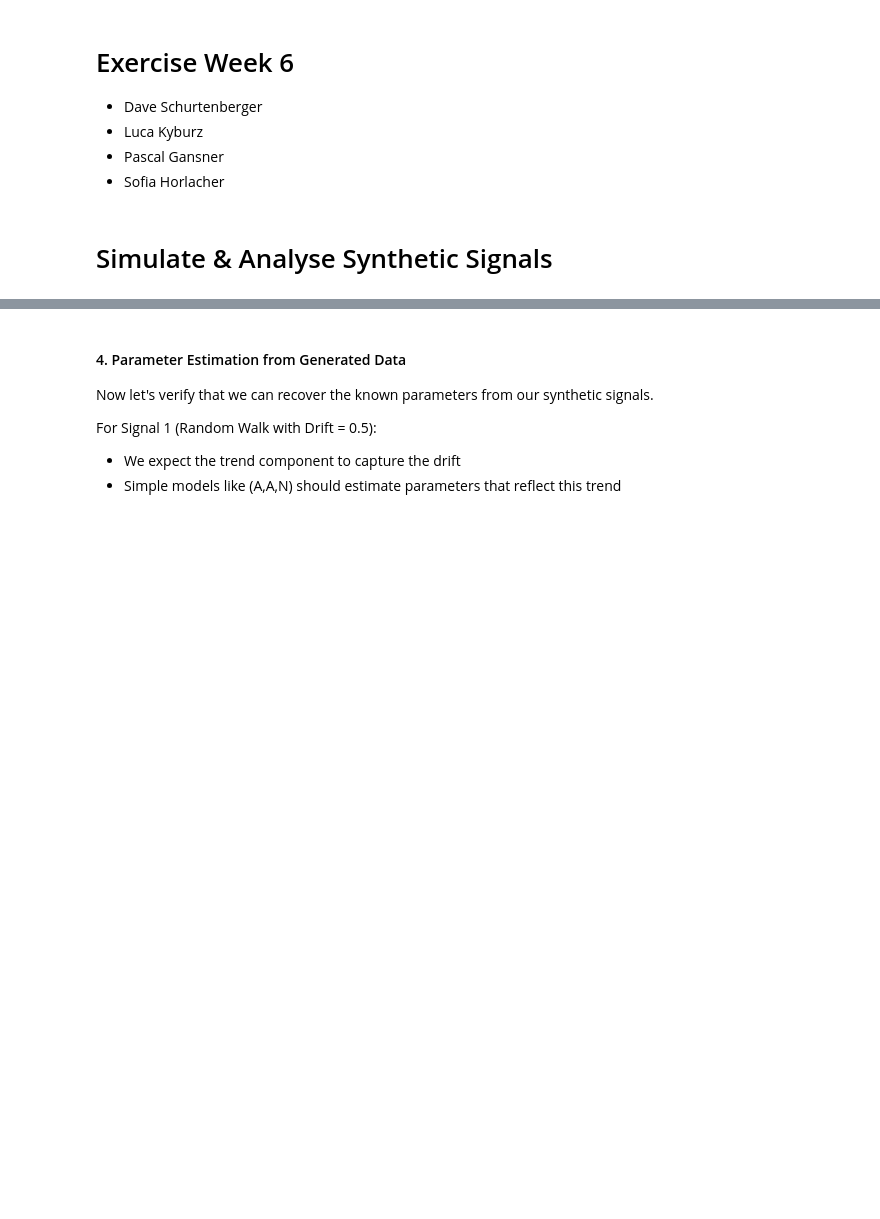
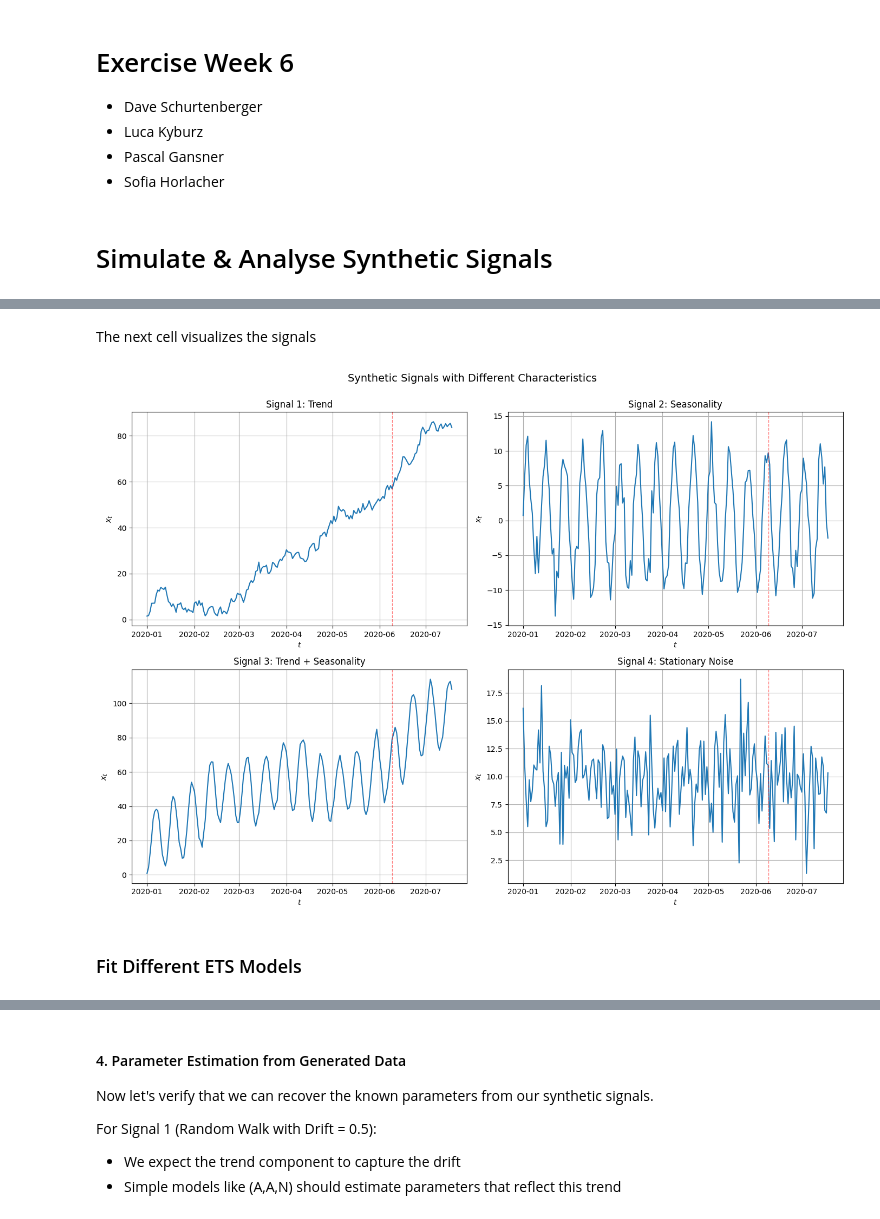
Before and after one commit to V8-Luky/time, a Jupyter notebook: notebooks/06_Exercise.ipynb, the cells around one changed output, grey strips where cells are left out. Saved outputs shown, nothing was run; the diff lists cells and outputs as text; code cells hidden in the pictures; blank space fills up the shorter version.

```diff
--- a/notebooks/06_Exercise.ipynb
+++ b/notebooks/06_Exercise.ipynb
@@ -285,0 +31,47 @@ print("\nNote: Small MSE differences are expected due to different optimization
+# %%
+np.random.seed(42)
+n_points = 200
+train_size = int(n_points * 0.8)
+
+date_index = pd.date_range(start='2020-01-01', periods=n_points, freq='D')
+
+# Signal 1: Trend
+drift_level = 0.5
+signal1 = get_random_walk(seed=42, npoints=n_points, variance=4, drift=drift_level)
+signal1 = pd.Series(signal1, index=date_index)
+
+# Signal 2: Seasonality
+period = 12
+amplitude = 10
+seasonal_component = amplitude * np.sin(2 * np.pi * np.arange(n_points) / period)
+signal2 = seasonal_component + np.random.normal(0, 2, n_points)
+signal2 = pd.Series(signal2, index=date_index)
+
+# Signal 3: Trend + Seasonality
+signal3 = get_random_walk(seed=43, npoints=n_points, variance=4, drift=0.3, seasonal=seasonal_component)
+signal3 = pd.Series(signal3, index=date_index)
+
+# Signal 4: Stationary noise
+signal4 = pd.Series(np.random.normal(10, 3, n_points),
+                    index=date_index)
+# %% [markdown]
+The next cell visualizes the signals
+# %%
+fig, axs = get_figure(nrows=2, ncols=2, figsize=(14, 10))
+signals = {
+    "Signal 1: Trend": signal1,
+    "Signal 2: Seasonality": signal2,
+    "Signal 3: Trend + Seasonality": signal3,
+    "Signal 4: Stationary Noise": signal4
+}
+
+for ax, (title, signal) in zip(axs, signals.items()):
+    time_plot(x=signal.index, y=signal, title=title, ax=ax)
+    ax.axvline(x=signal.index[train_size], color='red', linestyle='--', linewidth=1, alpha=0.5)
+
+fig.suptitle("Synthetic Signals with Different Characteristics", fontsize=14, y=1.00)
+fig.tight_layout()
+# %% [output]
+[figure, added]
+# %% [markdown]
+### Fit Different ETS Models
```
Also changed, not shown: parts of 35 cells of this notebook.
